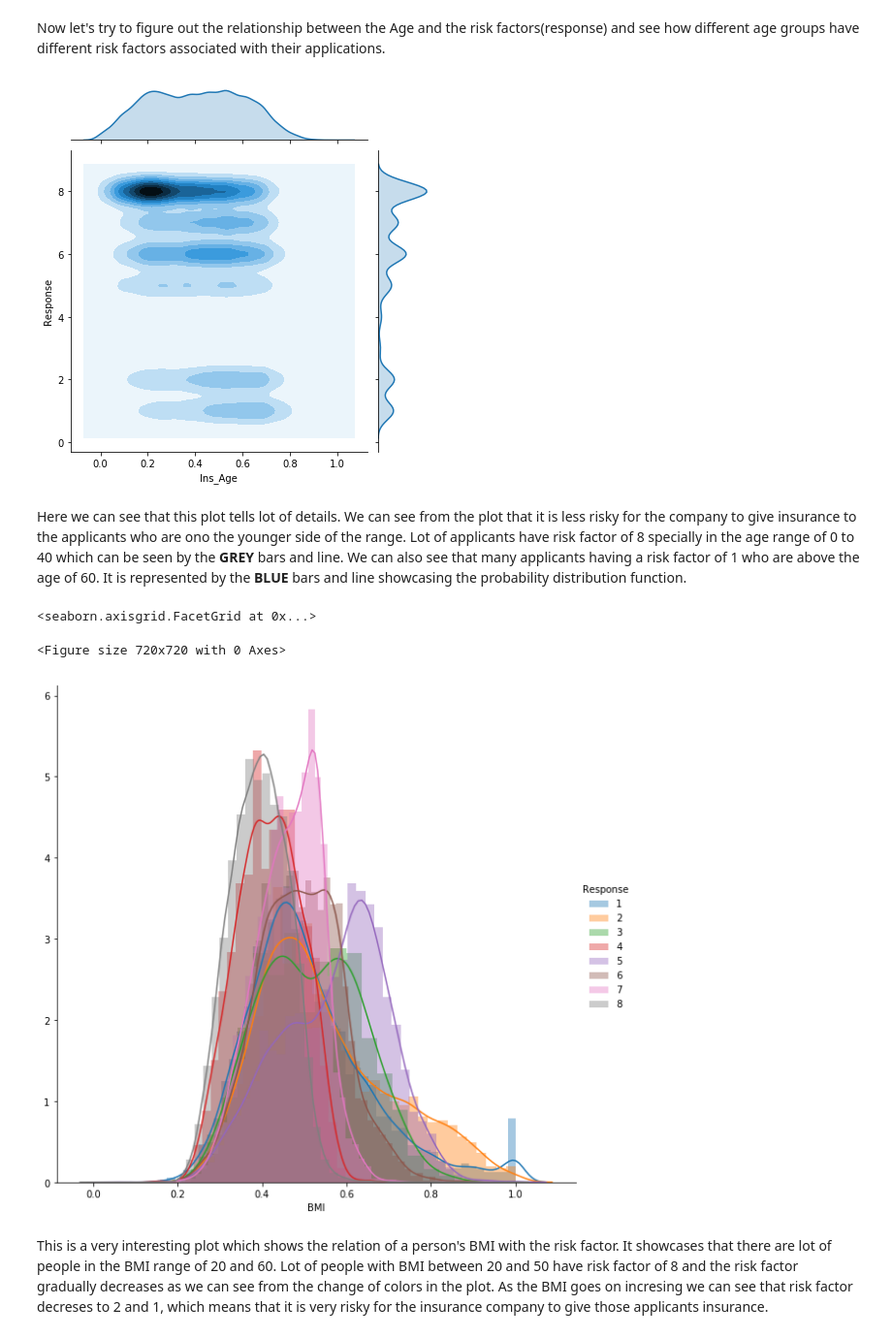
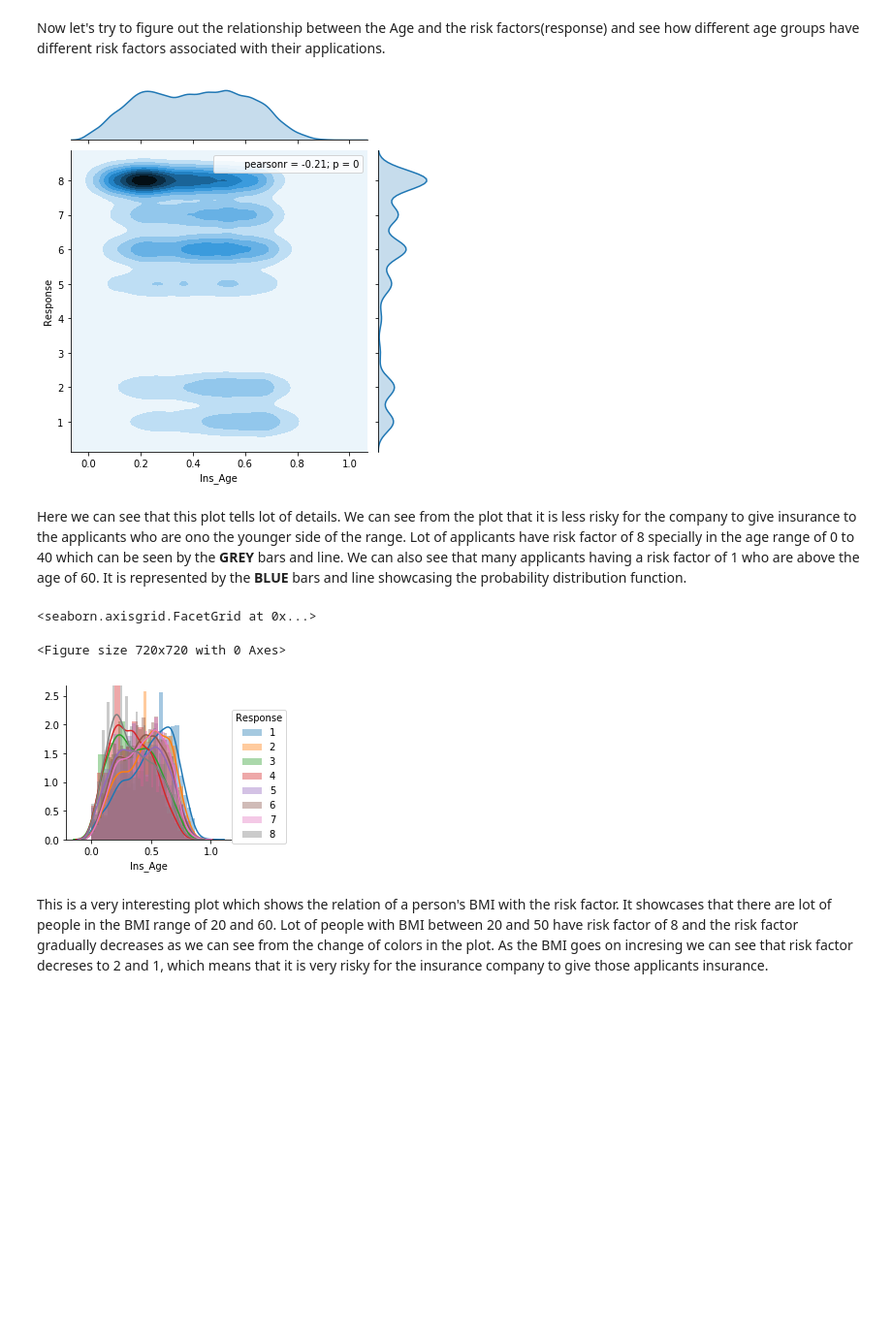
Before and after one commit to MiteshPuthran/Medical-Record-Analysis-Predictions, a Jupyter notebook: Prudential_Code.ipynb, the cells around one changed output. Shown: that part at 97% size. Drawn from its saved outputs; the diff is of its cells as text; code cells hidden in the pictures; blank space fills up the shorter version.

```diff
--- a/Prudential_Code.ipynb
+++ b/Prudential_Code.ipynb
@@ -5,8 +5,14 @@ import pandas as pd
 import numpy as np
 import matplotlib.pyplot as plt
 import seaborn as sns
-# %%
-rawdata = pd.read_csv('Rawdata/train.csv')
+# %%
+def readdata(path):
+    rawdata = pd.read_csv(path)
+    return rawdata
+
+rawdata = readdata('Rawdata/train.csv')
+
+#rawdata = pd.read_csv()
 # %%
 rawdata.info()
 # %% [output]
@@ -155,16 +173,16 @@ Now let's try to figure out the relationship between the Age and the risk factor
 sns.jointplot(x='Ins_Age',y='Response', data=rawdata, kind='kde')
 plt.show()
 # %% [output]
-[figure, old version]
+[figure, new version]
 # %% [markdown]
 Here we can see that this plot tells lot of details. We can see from the plot that it is less risky for the company to give insurance to the applicants who are ono the younger side of the range. Lot of applicants have risk factor of 8 specially in the age range of 0 to 40 which can be seen by the **GREY** bars and line. We can also see that many applicants having a risk factor of 1 who are above the age of 60. It is represented by the **BLUE** bars and line showcasing the probability distribution function.
 # %%
 plt.figure(figsize=(10,10))
-sns.FacetGrid(rawdata, hue = 'Response', height = 8).map(sns.distplot,'BMI').add_legend()
+sns.FacetGrid(rawdata, hue = 'Response').map(sns.distplot,'Ins_Age').add_legend()
 # %% [output]
 <seaborn.axisgrid.FacetGrid at 0x...>
 <Figure size 720x720 with 0 Axes>
-[figure, old version]
+[figure, new version]
 # %% [markdown]
 This is a very interesting plot which shows the relation of a person's BMI with the risk factor. It showcases that there are lot of people in the BMI range of 20 and 60. Lot of people with BMI between 20 and 50 have risk factor of 8 and the risk factor gradually decreases as we can see from the change of colors in the plot. As the BMI goes on incresing we can see that risk factor decreses to 2 and 1, which means that it is very risky for the insurance company to give those applicants insurance.
 # %% [markdown]
```
Also changed, not shown: parts of 26 cells of this notebook.
